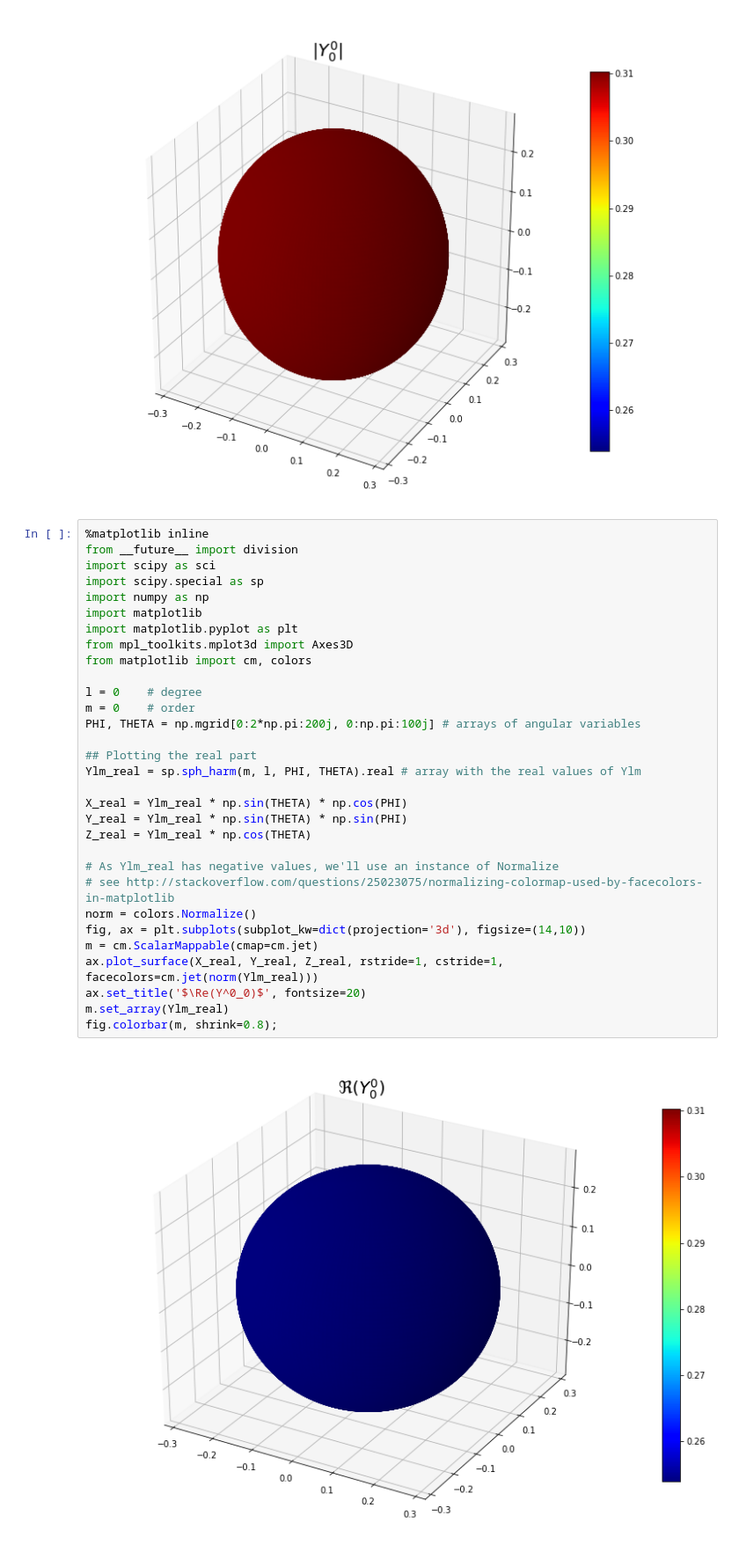
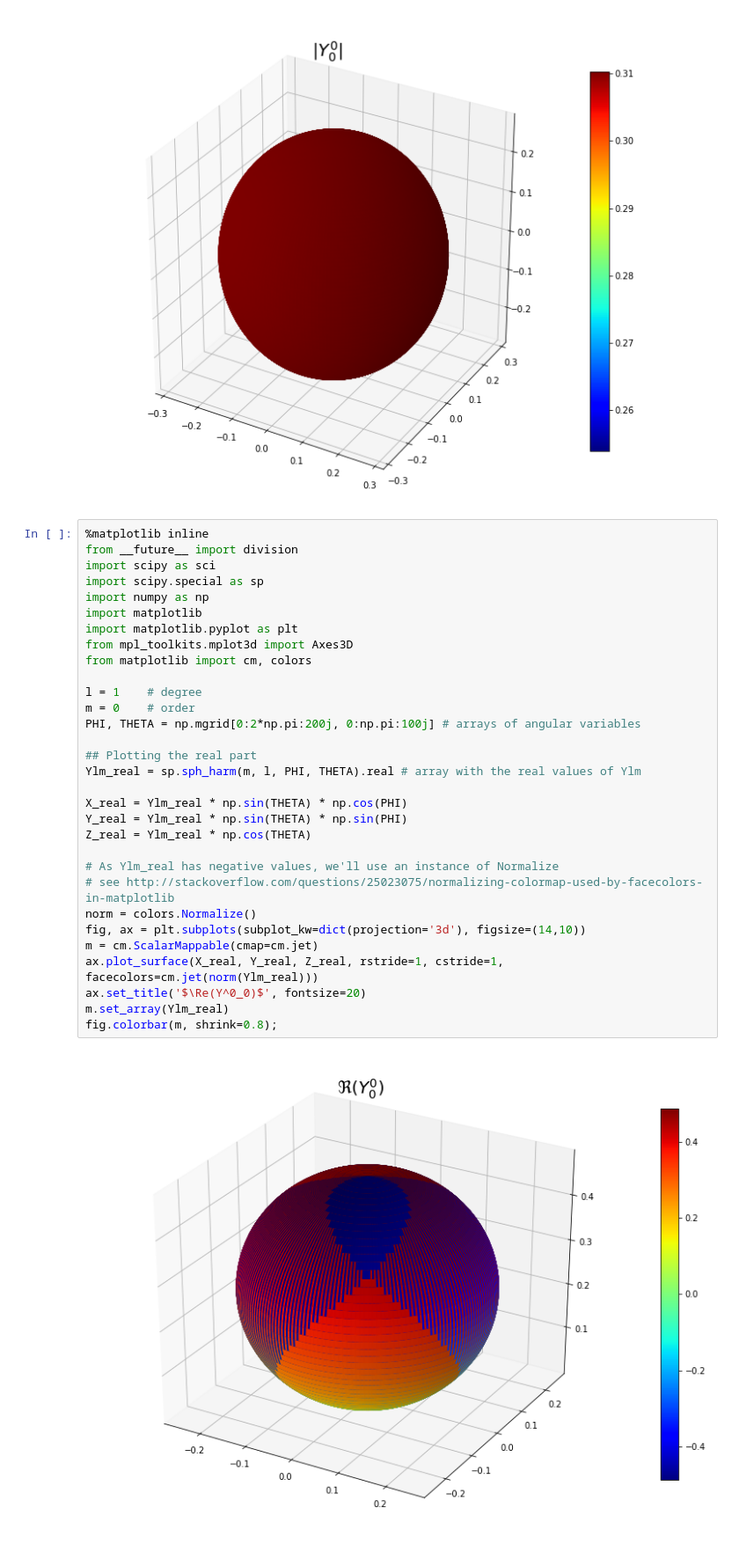
Before and after one commit to KJE2001/seminars, a Jupyter notebook: assignments/01_first_assignment.ipynb, the cells around one changed output. Shown at 88% size. Cells and saved outputs as stored; diff of their text form.

```diff
--- a/assignments/01_first_assignment.ipynb
+++ b/assignments/01_first_assignment.ipynb
@@ -79,35 +79,35 @@ fig.colorbar(m, shrink=0.8);
 %matplotlib inline
 from __future__ import division
 import scipy as sci
 import scipy.special as sp
 import numpy as np
 import matplotlib
 import matplotlib.pyplot as plt
 from mpl_toolkits.mplot3d import Axes3D
 from matplotlib import cm, colors
 
-l = 0    # degree
+l = 1    # degree
 m = 0    # order
 PHI, THETA = np.mgrid[0:2*np.pi:200j, 0:np.pi:100j] # arrays of angular variables
 
 ## Plotting the real part
 Ylm_real = sp.sph_harm(m, l, PHI, THETA).real # array with the real values of Ylm
 
 X_real = Ylm_real * np.sin(THETA) * np.cos(PHI)
 Y_real = Ylm_real * np.sin(THETA) * np.sin(PHI)
 Z_real = Ylm_real * np.cos(THETA)
 
 # As Ylm_real has negative values, we'll use an instance of Normalize
 # see http://stackoverflow.com/questions/25023075/normalizing-colormap-used-by-facecolors-in-matplotlib
 norm = colors.Normalize()
 fig, ax = plt.subplots(subplot_kw=dict(projection='3d'), figsize=(14,10))
 m = cm.ScalarMappable(cmap=cm.jet)
 ax.plot_surface(X_real, Y_real, Z_real, rstride=1, cstride=1, facecolors=cm.jet(norm(Ylm_real)))
 ax.set_title('$\Re(Y^0_0)$', fontsize=20)
 m.set_array(Ylm_real)
 fig.colorbar(m, shrink=0.8);
 # %% [output]
-[figure, old version]
+[figure, new version]
 # %%
 %matplotlib inline
 from __future__ import division
```
Also changed, not shown: parts of 1 cell of this notebook, 2 other files.
